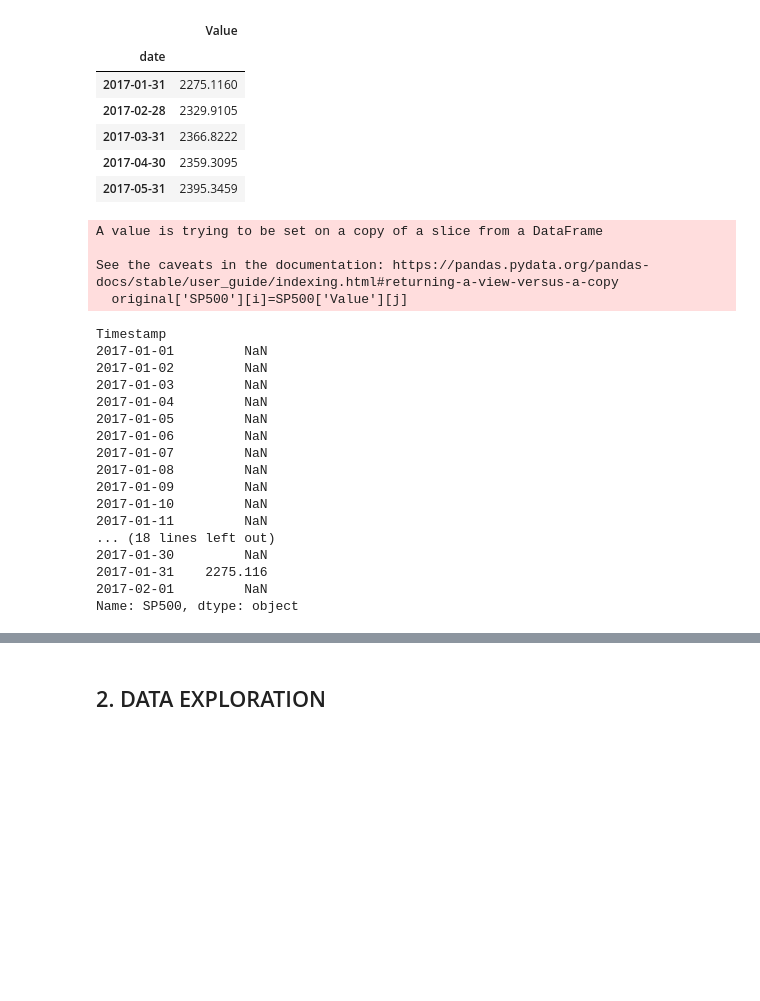
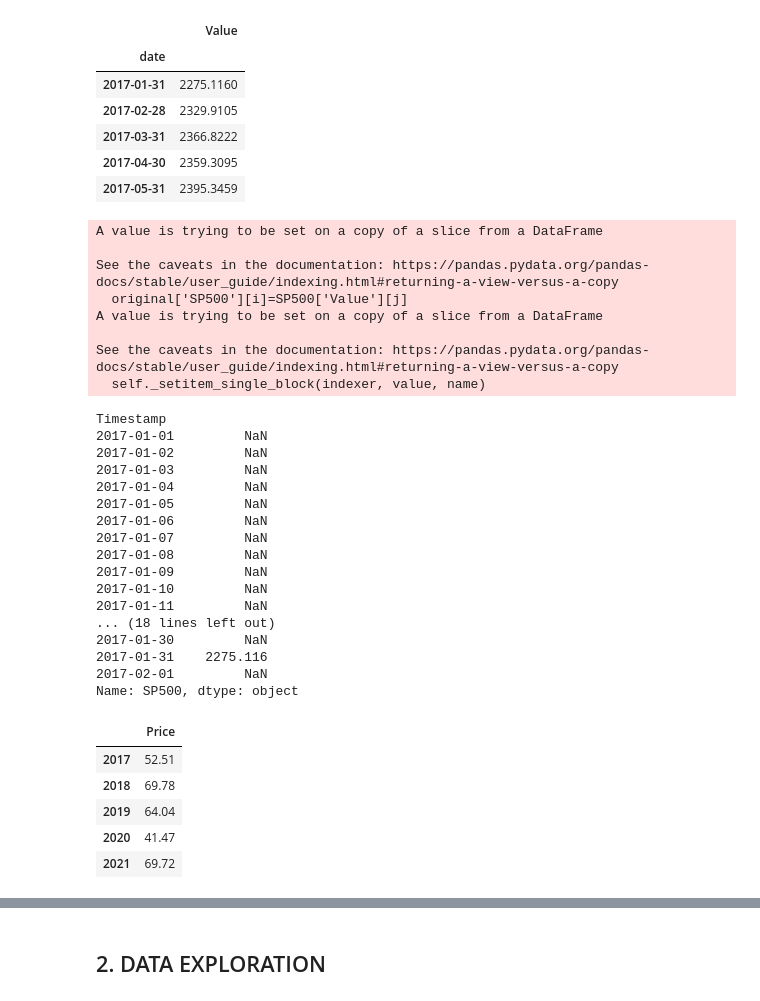
Before and after one commit to s-asrmorais/MSc_thesis_code_DataScience, a Jupyter notebook: code.ipynb, the cells around one changed output, grey strips where cells are left out. Cells and saved outputs as stored; diff of their text form; code cells hidden in the pictures; blank space fills up the shorter version.

```diff
--- a/code.ipynb
+++ b/code.ipynb
@@ -190,8 +190,8 @@ GT.head()
 | 2017-01-22 | 1 | 1 | 1 |
 | 2017-01-29 | 1 | 1 | 1 |
 # %%
-# Add these variables to the original dataset
-# Add the confidence index variable to the original dataset
+original['GT_legal']=''
+# Add the GT+legal keyword variable to the original dataset
 for i in original.index.strftime('%Y-%m-%d'):
     for j in GT.index.strftime('%Y-%m-%d'):
         if i==j:
@@ -243,6 +247,10 @@ A value is trying to be set on a copy of a slice from a DataFrame
 
 See the caveats in the documentation: https://pandas.pydata.org/pandas-docs/stable/user_guide/indexing.html#returning-a-view-versus-a-copy
   original['SP500'][i]=SP500['Value'][j]
+A value is trying to be set on a copy of a slice from a DataFrame
+
+See the caveats in the documentation: https://pandas.pydata.org/pandas-docs/stable/user_guide/indexing.html#returning-a-view-versus-a-copy
+  self._setitem_single_block(indexer, value, name)
 Timestamp
 2017-01-01         NaN
 2017-01-02         NaN
@@ -260,3 +268,22 @@ Timestamp
 2017-01-31    2275.116
 2017-02-01         NaN
 Name: SP500, dtype: object
+# %%
+# Import the variable
+oil = pd.read_excel('C:/Users/sofia/OneDrive/Desktop/CLSBE/2nd year/Tese/data/oil price.xlsx', sheet_name='Data',header=4,index_col=1)
+oil=oil.drop(['Unnamed: 0'],axis='columns')
+oil = oil.rename(columns={'Unnamed: 2': 'Price'})
+
+# Delete the the rows that you will not use
+for i in oil.index:
+    if i<'2017' or i>'2021':
+        oil=oil.drop(i)
+    continue
+oil.head()
+# %% [output]
+|  | Price |
+| 2017 | 52.51 |
+| 2018 | 69.78 |
+| 2019 | 64.04 |
+| 2020 | 41.47 |
+| 2021 | 69.72 |
```
Also changed, not shown: parts of 5 cells of this notebook.
